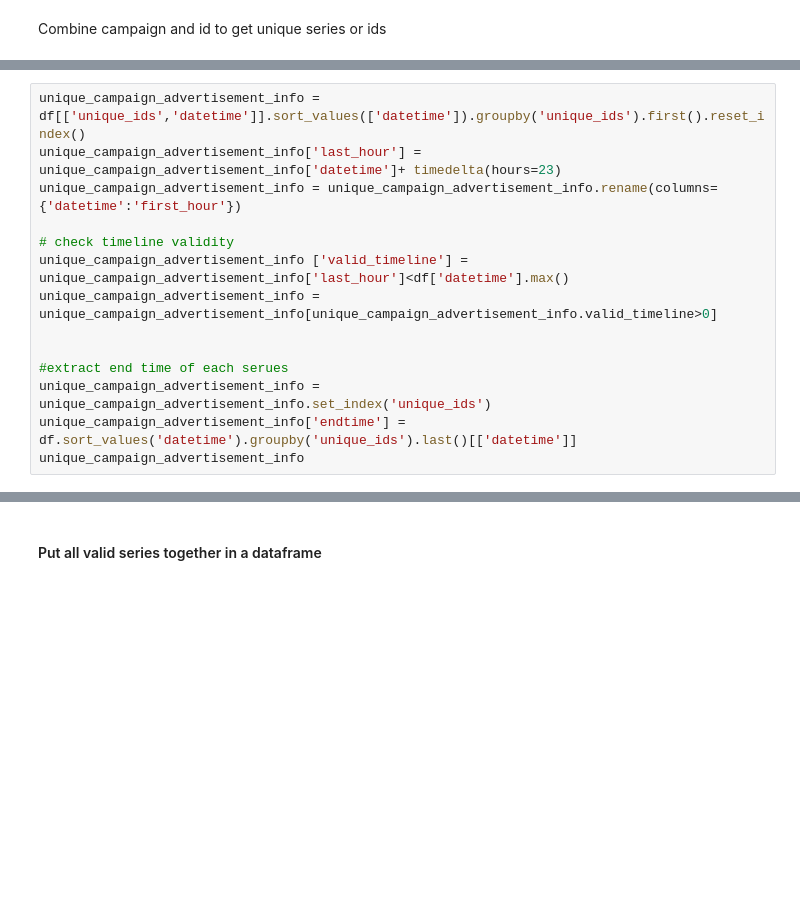
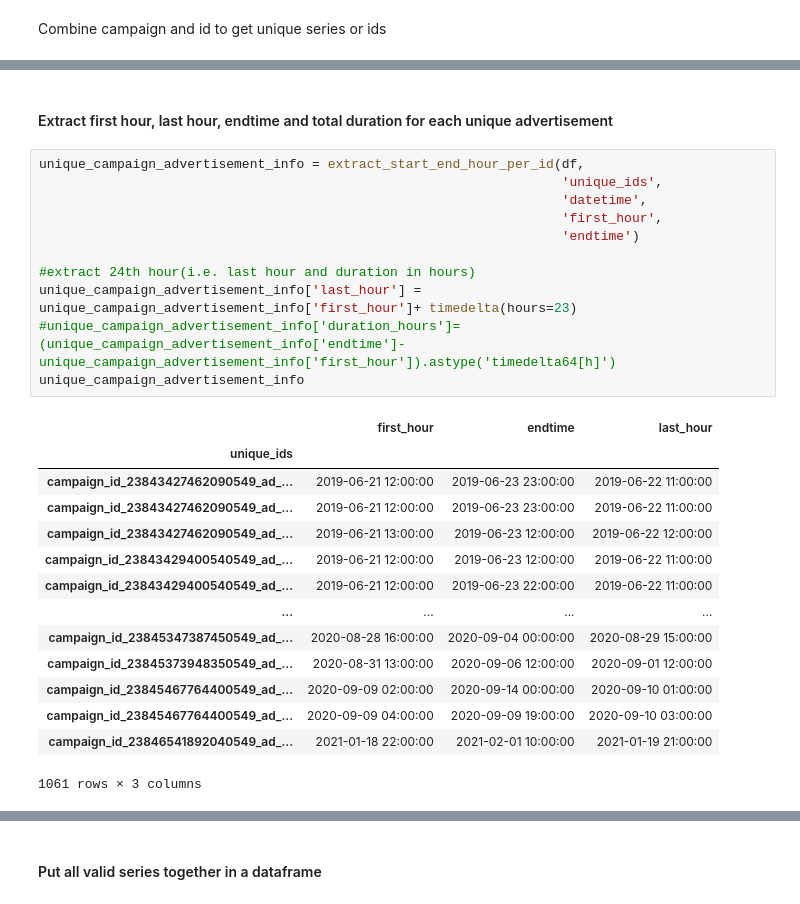
Before and after one commit to rashikcs/Case-Study-Campaign-Optimization, a Jupyter notebook: Data Processing.ipynb, the cells around one changed output, grey strips where cells are left out. Drawn from its saved outputs; the diff is of its cells as text; blank space fills up the shorter version.

```diff
--- a/Data Processing.ipynb
+++ b/Data Processing.ipynb
@@ -77,14 +83,0 @@ Check if each series has valid end date or not
-# %%
-unique_campaign_advertisement_info = df[['unique_ids','datetime']].sort_values(['datetime']).groupby('unique_ids').first().reset_index()
-unique_campaign_advertisement_info['last_hour'] = unique_campaign_advertisement_info['datetime']+ timedelta(hours=23)
-unique_campaign_advertisement_info = unique_campaign_advertisement_info.rename(columns={'datetime':'first_hour'})
-
-# check timeline validity
-unique_campaign_advertisement_info ['valid_timeline'] = unique_campaign_advertisement_info['last_hour']<df['datetime'].max()
-unique_campaign_advertisement_info = unique_campaign_advertisement_info[unique_campaign_advertisement_info.valid_timeline>0]
-
-
-#extract end time of each serues
-unique_campaign_advertisement_info = unique_campaign_advertisement_info.set_index('unique_ids')
-unique_campaign_advertisement_info['endtime'] = df.sort_values('datetime').groupby('unique_ids').last()[['datetime']]
-unique_campaign_advertisement_info
@@ -108,0 +104,28 @@ unique_campaign_advertisement_info
+# %% [markdown]
+#### Extract first hour, last hour, endtime and total duration for each unique advertisement
+# %%
+unique_campaign_advertisement_info = extract_start_end_hour_per_id(df,
+                                                                   'unique_ids',
+                                                                   'datetime',
+                                                                   'first_hour',
+                                                                   'endtime')
+
+#extract 24th hour(i.e. last hour and duration in hours)
+unique_campaign_advertisement_info['last_hour'] = unique_campaign_advertisement_info['first_hour']+ timedelta(hours=23)
+#unique_campaign_advertisement_info['duration_hours']=(unique_campaign_advertisement_info['endtime']-unique_campaign_advertisement_info['first_hour']).astype('timedelta64[h]')
+unique_campaign_advertisement_info
+# %% [output]
+|  | first_hour | endtime | last_hour |
+| unique_ids |  |  |  |
+| campaign_id_23843427462090549_ad_... | 2019-06-21 12:00:00 | 2019-06-23 23:00:00 | 2019-06-22 11:00:00 |
+| campaign_id_23843427462090549_ad_... | 2019-06-21 12:00:00 | 2019-06-23 23:00:00 | 2019-06-22 11:00:00 |
+| campaign_id_23843427462090549_ad_... | 2019-06-21 13:00:00 | 2019-06-23 12:00:00 | 2019-06-22 12:00:00 |
+| campaign_id_23843429400540549_ad_... | 2019-06-21 12:00:00 | 2019-06-23 12:00:00 | 2019-06-22 11:00:00 |
+| campaign_id_23843429400540549_ad_... | 2019-06-21 12:00:00 | 2019-06-23 22:00:00 | 2019-06-22 11:00:00 |
+| ... | ... | ... | ... |
+| campaign_id_23845347387450549_ad_... | 2020-08-28 16:00:00 | 2020-09-04 00:00:00 | 2020-08-29 15:00:00 |
+| campaign_id_23845373948350549_ad_... | 2020-08-31 13:00:00 | 2020-09-06 12:00:00 | 2020-09-01 12:00:00 |
+| campaign_id_23845467764400549_ad_... | 2020-09-09 02:00:00 | 2020-09-14 00:00:00 | 2020-09-10 01:00:00 |
+| campaign_id_23845467764400549_ad_... | 2020-09-09 04:00:00 | 2020-09-09 19:00:00 | 2020-09-10 03:00:00 |
+| campaign_id_23846541892040549_ad_... | 2021-01-18 22:00:00 | 2021-02-01 10:00:00 | 2021-01-19 21:00:00 |
+1061 rows × 3 columns
```
Also changed, not shown: parts of 110 cells of this notebook, 3 other files.
